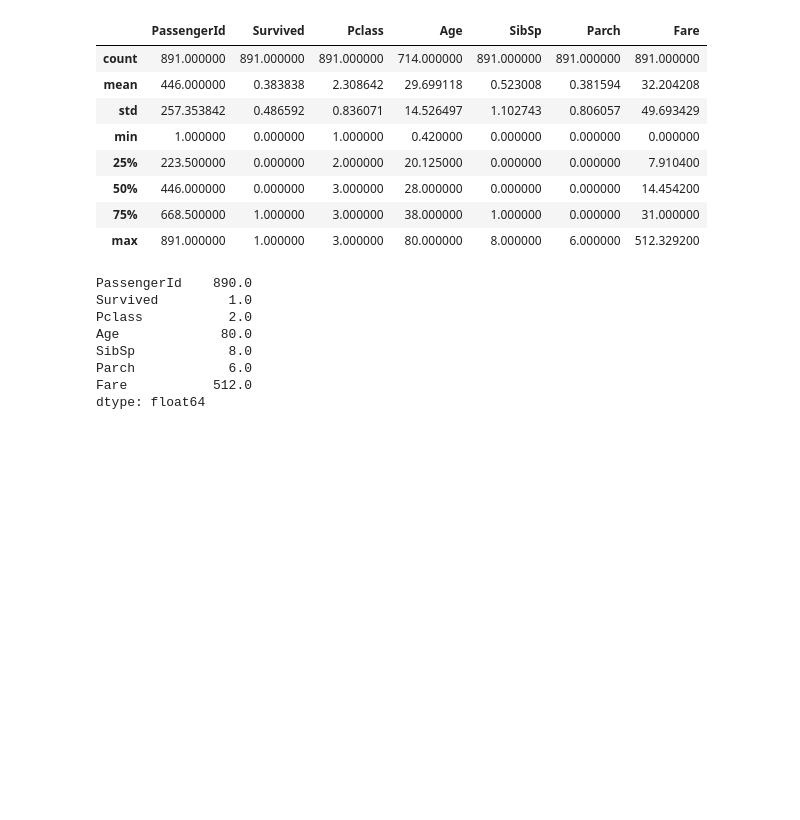
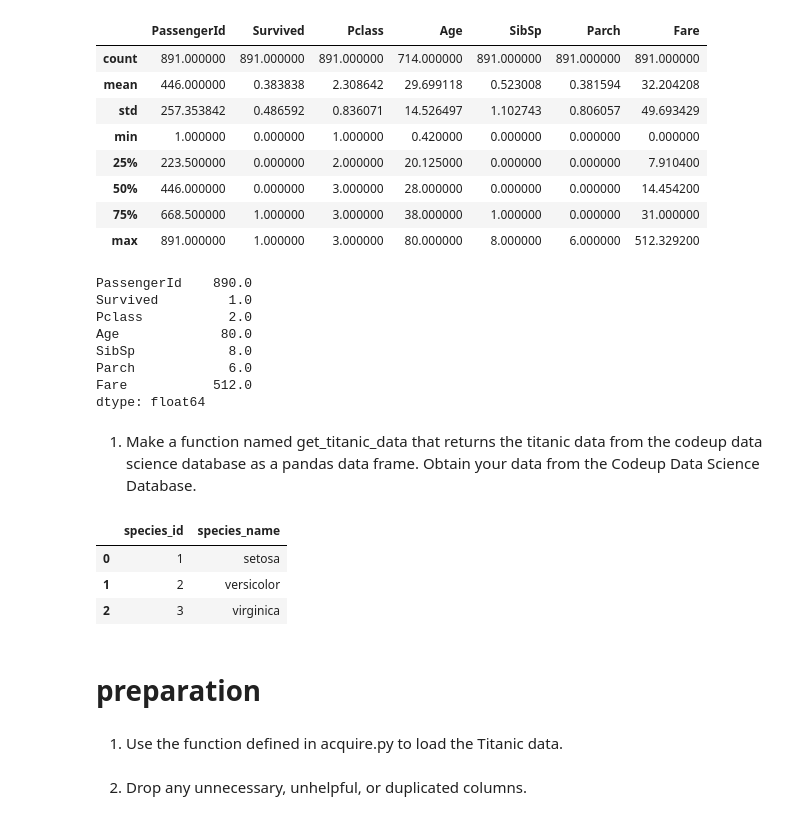
Before and after one commit to NISHAKUNWAR053/classification-exercises, a Jupyter notebook: classification_exercise.ipynb, the cells around one changed output. Cells and saved outputs as stored; diff of their text form; code cells hidden in the pictures; blank space fills up the shorter version.

```diff
--- a/classification_exercise.ipynb
+++ b/classification_exercise.ipynb
@@ -368,3 +349,5 @@ SibSp            8.0
 Parch            6.0
 Fare           512.0
 dtype: float64
+# %% [markdown]
+1. Make a function named get_titanic_data that returns the titanic data from the codeup data science database as a pandas data frame. Obtain your data from the Codeup Data Science Database.
@@ -370,0 +356,21 @@ dtype: float64
+# %%
+def get_iris_data():
+    filename = 'iris.csv'
+    if os.path.isfile(filename):  # checks if file exists
+        return pd.read_csv(filename)  # if file exists, function will read and return csv file
+    else:
+        db_url = get_connection('iris_db')
+        query = '''SELECT * FROM species as S JOIN measurements as M USING(species_id)'''
+        iris = pd.read_sql(query, db_url)
+        iris.to_csv(filename, index=False)
+        return iris
+# %%
+iris = get_iris_data()
+iris.head()
+# %% [output]
+|  | species_id | species_name |
+| 0 | 1 | setosa |
+| 1 | 2 | versicolor |
+| 2 | 3 | virginica |
+# %% [markdown]
+# preparation
@@ -370,0 +380,2 @@ dtype: float64
+# %% [markdown]
+1. Use the function defined in acquire.py to load the Titanic data.
@@ -370,0 +385,2 @@ dtype: float64
+# %% [markdown]
+2. Drop any unnecessary, unhelpful, or duplicated columns.
```
Also changed, not shown: parts of 38 cells of this notebook.
